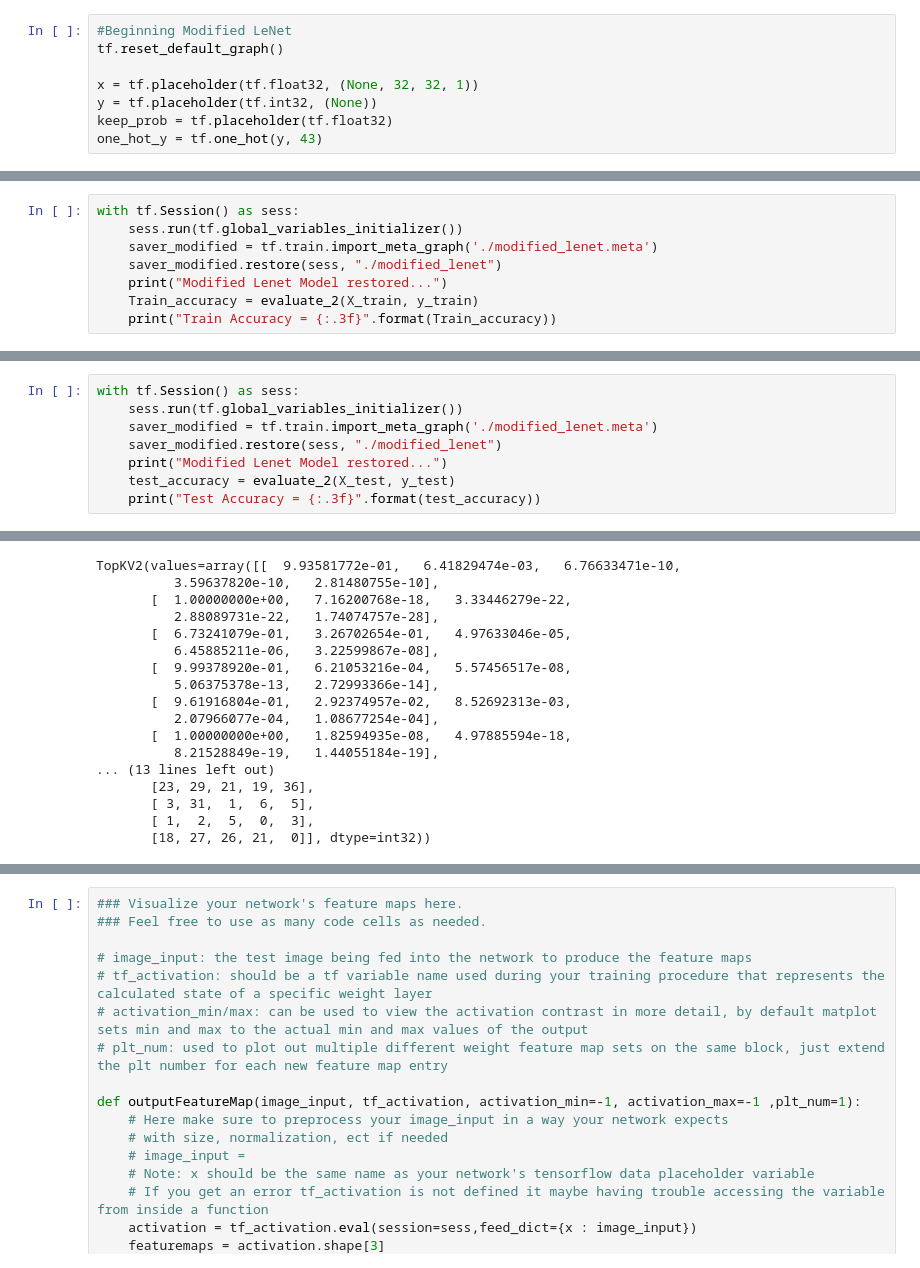
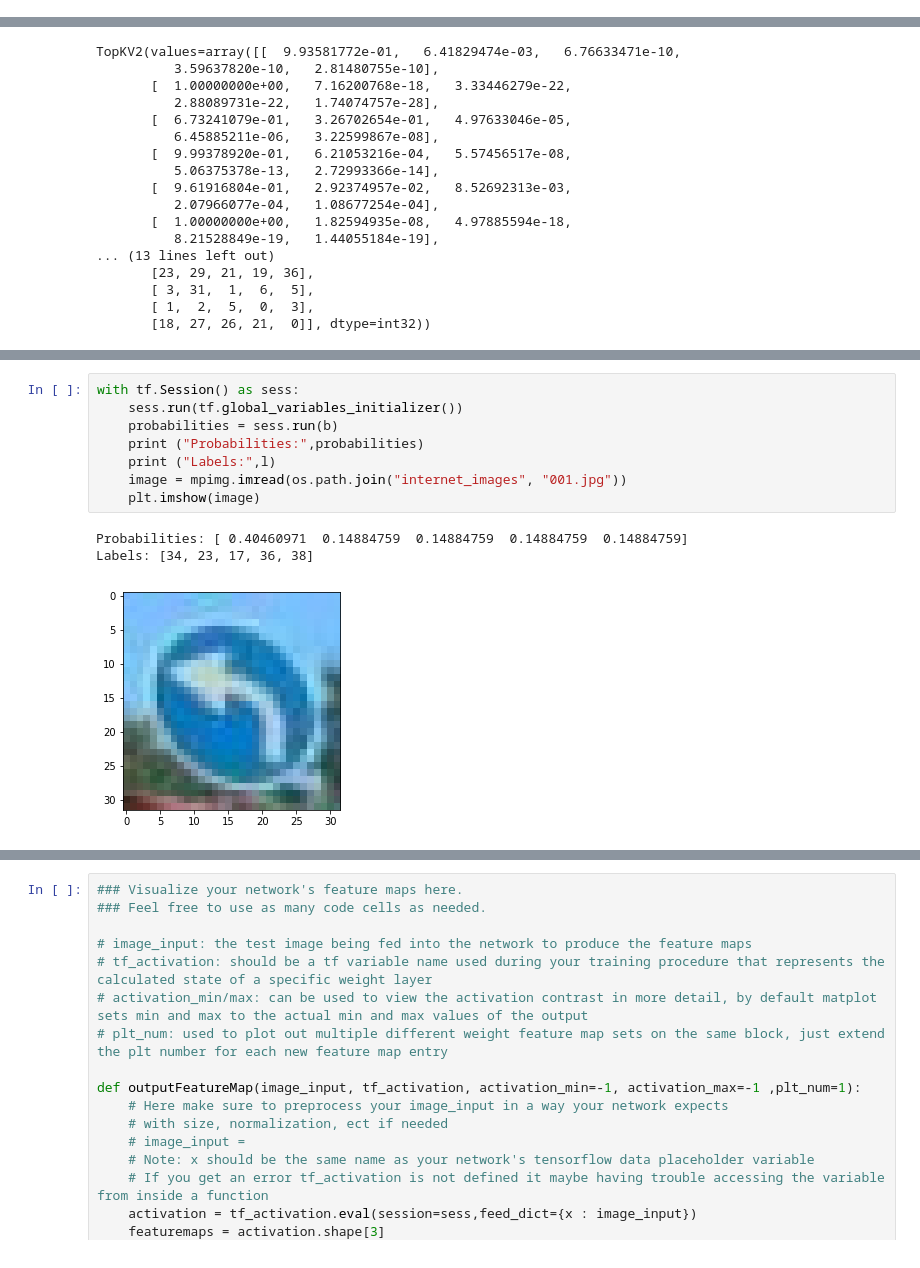
Before and after one commit to vishalrangras/Udacity-SDC-Projects, a Jupyter notebook: P2-Traffic-Signal-Classifier/Traffic_Sign_Classifier.ipynb, the cells around one changed output, grey strips where cells are left out. Cells and saved outputs as stored; diff of their text form.

```diff
--- a/P2-Traffic-Signal-Classifier/Traffic_Sign_Classifier.ipynb
+++ b/P2-Traffic-Signal-Classifier/Traffic_Sign_Classifier.ipynb
@@ -531,11 +448,3 @@ with tf.Session() as sess:
 # %% [output]
 Lenet Model restored...
 Test Accuracy = 0.885
-# %%
-#Beginning Modified LeNet
-tf.reset_default_graph()
-
-x = tf.placeholder(tf.float32, (None, 32, 32, 1))
-y = tf.placeholder(tf.int32, (None))
-keep_prob = tf.placeholder(tf.float32)
-one_hot_y = tf.one_hot(y, 43)
@@ -613,8 +450,0 @@ Modified LeNet Model saved
-# %%
-with tf.Session() as sess:
-    sess.run(tf.global_variables_initializer())
-    saver_modified = tf.train.import_meta_graph('./modified_lenet.meta')
-    saver_modified.restore(sess, "./modified_lenet")
-    print("Modified Lenet Model restored...")
-    Train_accuracy = evaluate_2(X_train, y_train)
-    print("Train Accuracy = {:.3f}".format(Train_accuracy))
@@ -624,8 +450,0 @@ Train Accuracy = 0.058
-# %%
-with tf.Session() as sess:
-    sess.run(tf.global_variables_initializer())
-    saver_modified = tf.train.import_meta_graph('./modified_lenet.meta')
-    saver_modified.restore(sess, "./modified_lenet")
-    print("Modified Lenet Model restored...")
-    test_accuracy = evaluate_2(X_test, y_test)
-    print("Test Accuracy = {:.3f}".format(test_accuracy))
@@ -780,0 +646,12 @@ TopKV2(values=array([[  9.93581772e-01,   6.41829474e-03,   6.76633471e-10,
+# %%
+with tf.Session() as sess:
+    sess.run(tf.global_variables_initializer())
+    probabilities = sess.run(b)
+    print ("Probabilities:",probabilities)
+    print ("Labels:",l)
+    image = mpimg.imread(os.path.join("internet_images", "001.jpg"))
+    plt.imshow(image)
+# %% [output]
+Probabilities: [ 0.40460971  0.14884759  0.14884759  0.14884759  0.14884759]
+Labels: [34, 23, 17, 36, 38]
+[figure, added]
```
Also changed, not shown: parts of 18 cells of this notebook.
